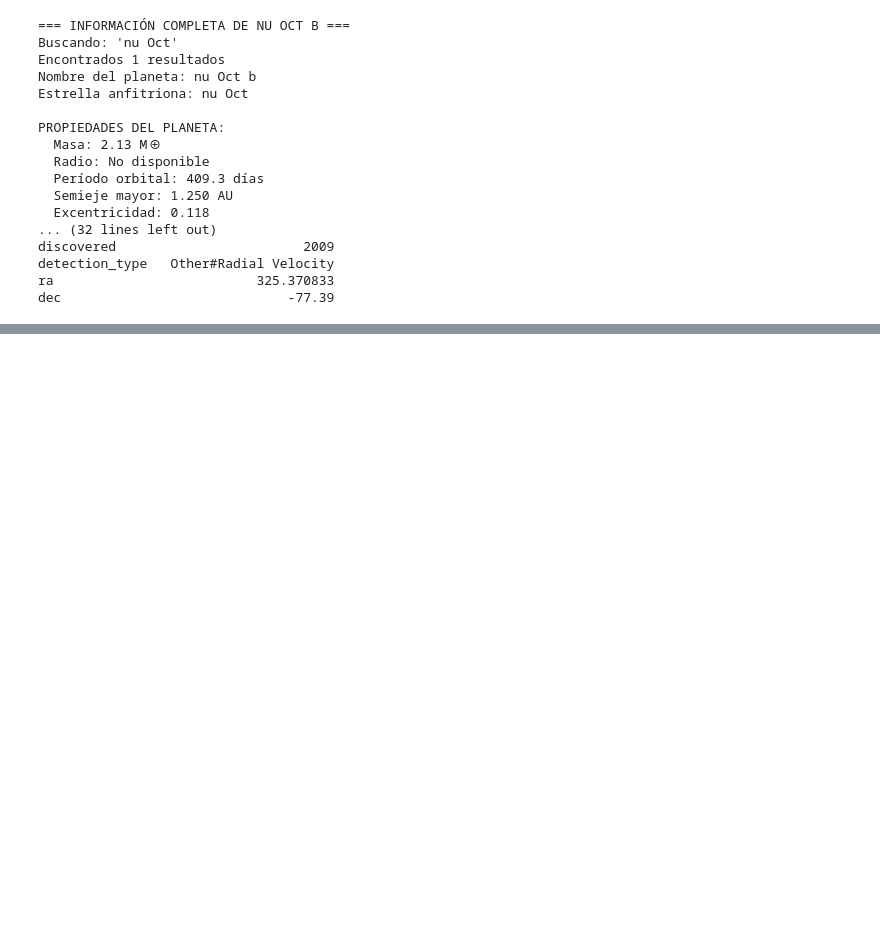
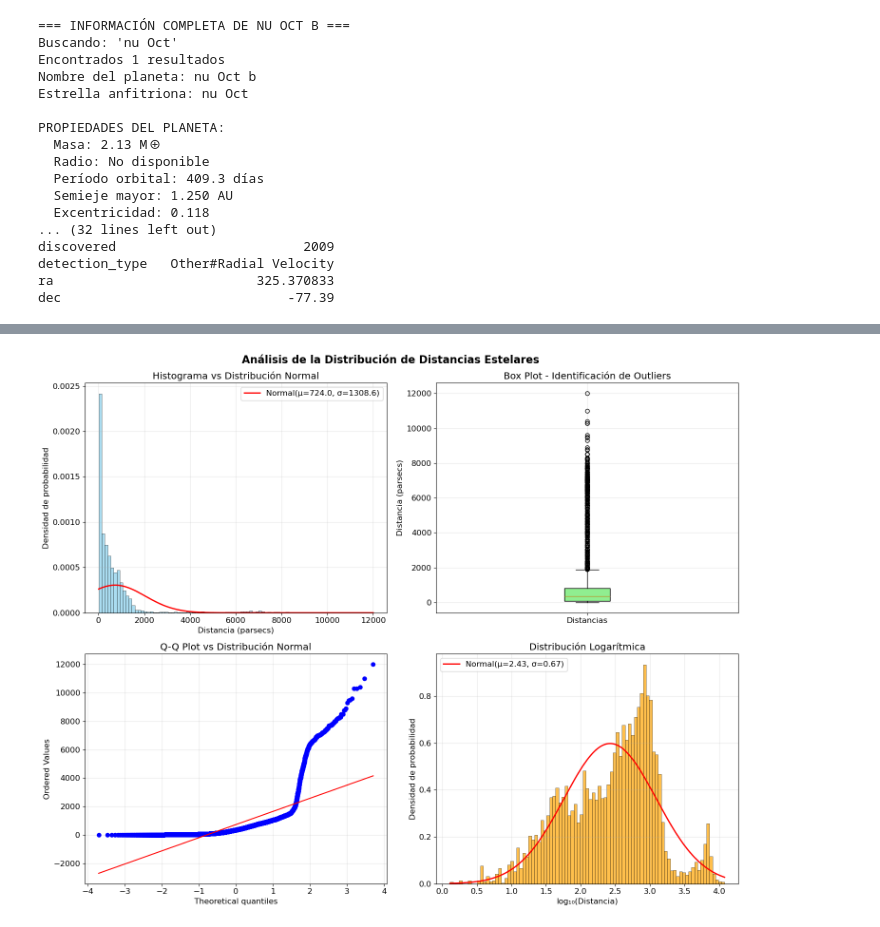
Before and after one commit to rubsanmon22/2025-unc-famaf-astro-astrometria1, a Jupyter notebook: tp3/tp3_exo.ipynb, the cells around one changed output, grey strips where cells are left out. Drawn from its saved outputs; the diff is of its cells as text; code cells hidden in the pictures; blank space fills up the shorter version.

```diff
--- a/tp3/tp3_exo.ipynb
+++ b/tp3/tp3_exo.ipynb
@@ -1049,0 +675,19 @@ OBSERVACIONES SOBRE PERÍODOS ORBITALES:
+# %%
+# Importar librerías necesarias para el análisis estadístico
+import numpy as np
+import pandas as pd
+import matplotlib.pyplot as plt
+import seaborn as sns
+from scipy import stats
+from scipy.stats import shapiro, kstest, anderson, normaltest
+import warnings
+warnings.filterwarnings('ignore')
+
+# Configurar estilo de gráficos
+plt.style.use('default')
+sns.set_palette("husl")
+plt.rcParams['figure.figsize'] = (12, 8)
+plt.rcParams['font.size'] = 12
+
+print("✓ Librerías importadas correctamente")
+print("✓ Configuración de gráficos establecida")
@@ -1049,0 +793,79 @@ OBSERVACIONES SOBRE PERÍODOS ORBITALES:
+# %%
+# 3. VISUALIZACIÓN DE LA DISTRIBUCIÓN
+print("\n" + "=" * 60)
+print("3. VISUALIZACIÓN DE LA DISTRIBUCIÓN")
+print("=" * 60)
+
+if 'distancias' in locals():
+    # Crear figura con múltiples subplots
+    fig, axes = plt.subplots(2, 2, figsize=(15, 12))
+    fig.suptitle('Análisis de la Distribución de Distancias Estelares', fontsize=16, fontweight='bold')
+
+    # 1. Histograma con curva normal superpuesta
+    ax1 = axes[0, 0]
+    n_bins = int(np.sqrt(len(distancias))) + 10  # Regla heurística para número de bins
+
+    # Histograma
+    counts, bins, patches = ax1.hist(distancias, bins=n_bins, density=True, alpha=0.7,
+                                   color='skyblue', edgecolor='black', linewidth=0.5)
+
+    # Curva normal teórica
+    mu, sigma = distancias.mean(), distancias.std()
+    x = np.linspace(distancias.min(), distancias.max(), 1000)
+    normal_curve = stats.norm.pdf(x, mu, sigma)
+    ax1.plot(x, normal_curve, 'r-', linewidth=2, label=f'Normal(μ={mu:.1f}, σ={sigma:.1f})')
+
+    ax1.set_xlabel('Distancia (parsecs)')
+    ax1.set_ylabel('Densidad de probabilidad')
+    ax1.set_title('Histograma vs Distribución Normal')
+    ax1.legend()
+    ax1.grid(True, alpha=0.3)
+
+    # 2. Box plot para identificar outliers
+    ax2 = axes[0, 1]
+    bp = ax2.boxplot(distancias, patch_artist=True, labels=['Distancias'])
+    bp['boxes'][0].set_facecolor('lightgreen')
+    ax2.set_ylabel('Distancia (parsecs)')
+    ax2.set_title('Box Plot - Identificación de Outliers')
+    ax2.grid(True, alpha=0.3)
+
+    # 3. Q-Q Plot (Quantile-Quantile)
+    ax3 = axes[1, 0]
+    stats.probplot(distancias, dist="norm", plot=ax3)
+    ax3.set_title('Q-Q Plot vs Distribución Normal')
+    ax3.grid(True, alpha=0.3)
+
+    # 4. Histograma logarítmico
+    ax4 = axes[1, 1]
+    log_distancias = np.log10(distancias)
+    ax4.hist(log_distancias, bins=n_bins, density=True, alpha=0.7,
+             color='orange', edgecolor='black', linewidth=0.5)
+
+    # Curva normal para log-distancias
+    mu_log, sigma_log = log_distancias.mean(), log_distancias.std()
+    x_log = np.linspace(log_distancias.min(), log_distancias.max(), 1000)
+    normal_curve_log = stats.norm.pdf(x_log, mu_log, sigma_log)
+    ax4.plot(x_log, normal_curve_log, 'r-', linewidth=2,
+             label=f'Normal(μ={mu_log:.2f}, σ={sigma_log:.2f})')
+
+    ax4.set_xlabel('log₁₀(Distancia)')
+    ax4.set_ylabel('Densidad de probabilidad')
+    ax4.set_title('Distribución Logarítmica')
+    ax4.legend()
+    ax4.grid(True, alpha=0.3)
+
+    plt.tight_layout()
+    plt.show()
+
+    # Información sobre las transformaciones
+    print(f"Estadísticas de la distribución original:")
+    print(f"  Asimetría: {stats.skew(distancias):.3f} (>0 = sesgada a la derecha)")
+    print(f"  Curtosis: {stats.kurtosis(distancias):.3f} (>0 = más puntiaguda que normal)")
+
+    print(f"\nEstadísticas de la distribución logarítmica:")
+    print(f"  Asimetría: {stats.skew(log_distancias):.3f}")
+    print(f"  Curtosis: {stats.kurtosis(log_distancias):.3f}")
+
+else:
+    print("❌ Error: Datos de distancias no disponibles")
+# %% [output]
@@ -1049,0 +875 @@ OBSERVACIONES SOBRE PERÍODOS ORBITALES:
+[figure, added]
```
Also changed, not shown: parts of 21 cells of this notebook, 1 other file.
